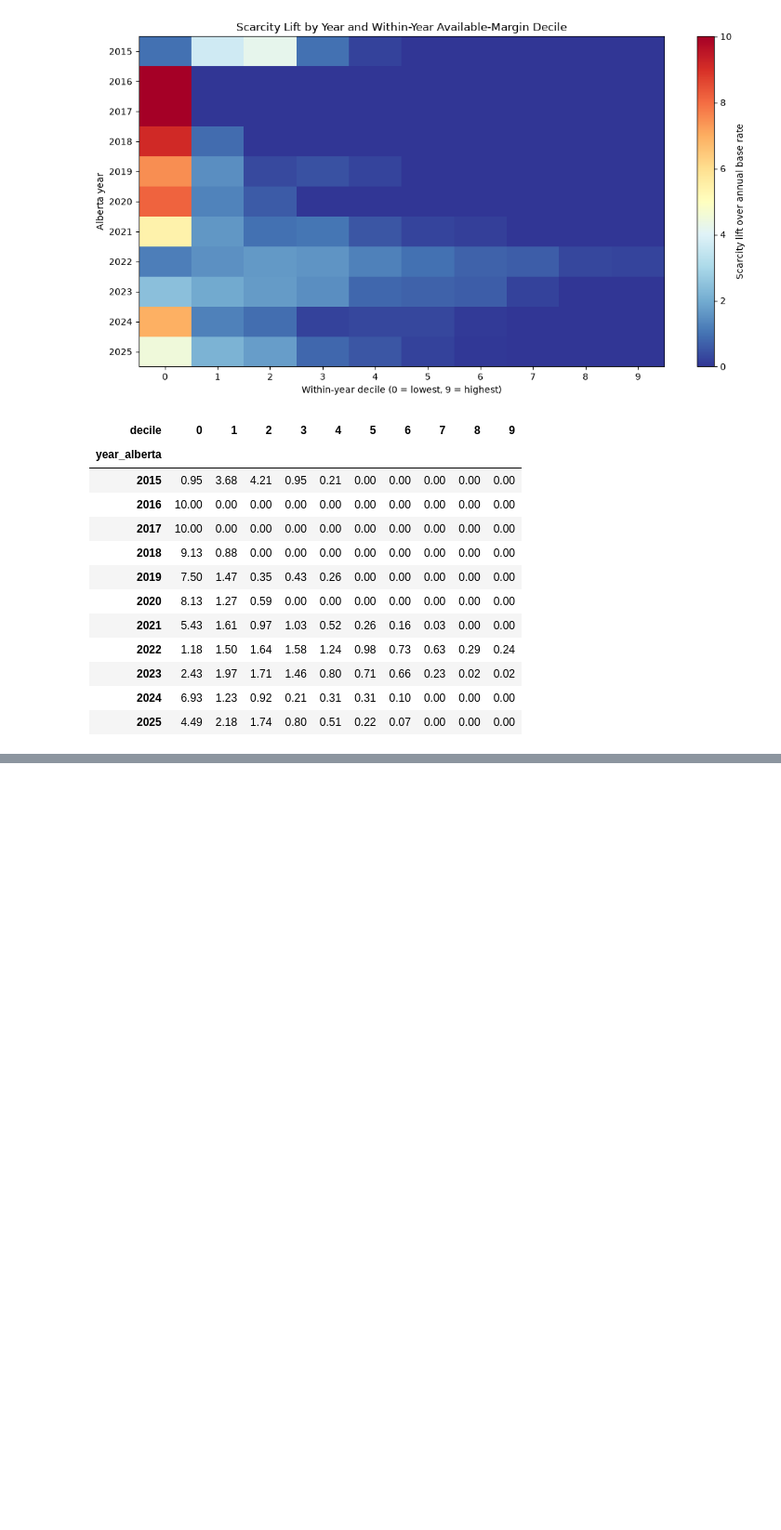
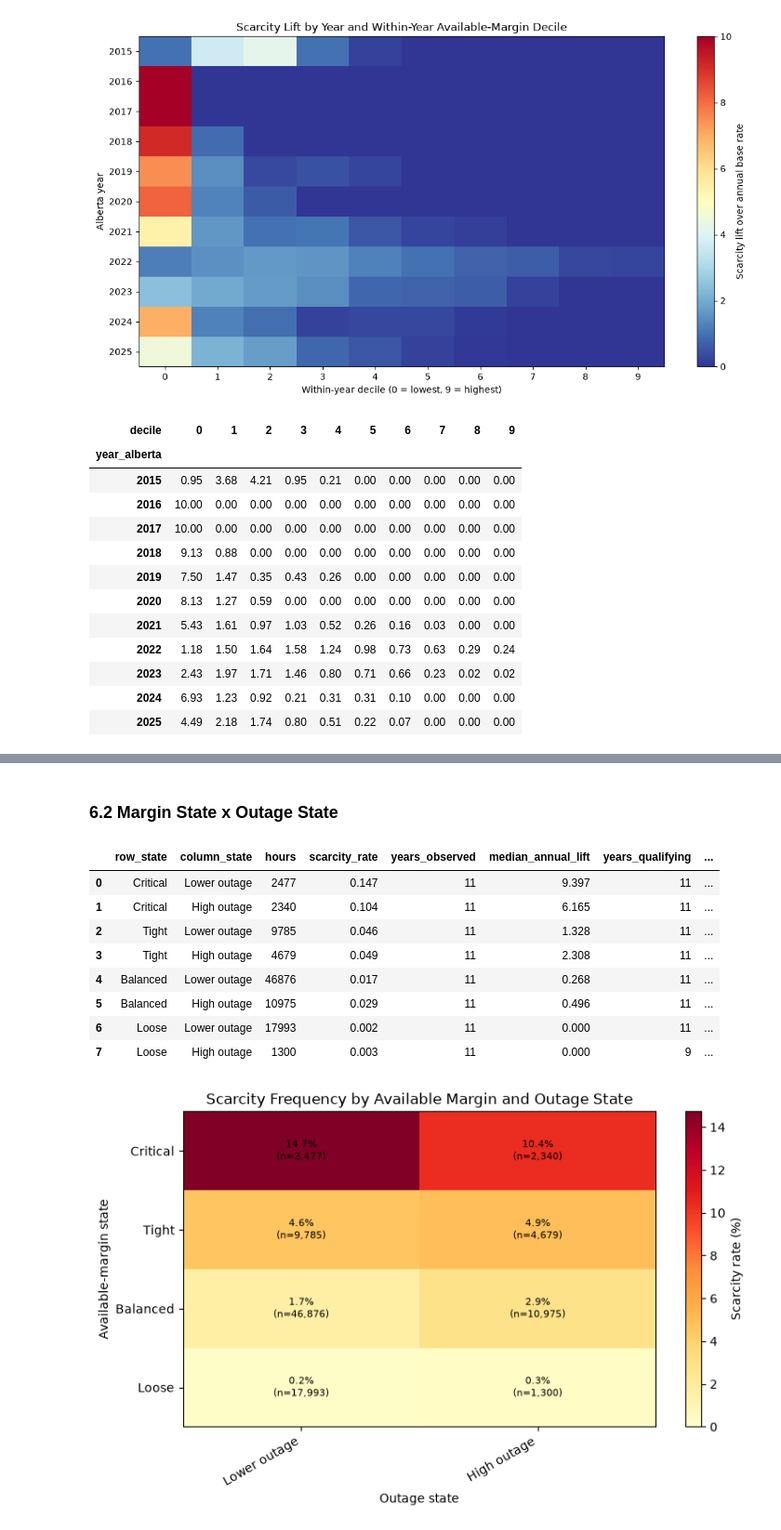
Before and after one commit to bhasein/alberta_power_markets_project, a Jupyter notebook: notebooks/02_Scarcity_Regimes.ipynb, the cells around one changed output, grey strips where cells are left out. Shown at 93% size. Cells and saved outputs as stored; diff of their text form; code cells hidden in the pictures; blank space fills up the shorter version.

```diff
--- a/notebooks/02_Scarcity_Regimes.ipynb
+++ b/notebooks/02_Scarcity_Regimes.ipynb
@@ -1692,0 +2532,40 @@ display(available_margin_year_decile_values.round(2))
+# %% [markdown]
+### 6.2 Margin State x Outage State
+# %%
+# ---------------------------------------------------------------------
+# Available margin and outage interaction
+# ---------------------------------------------------------------------
+
+margin_outage_summary = build_conditional_summary(
+    scarcity_features["margin_state"],
+    scarcity_features["outage_state"],
+    primary_event,
+)
+
+display(margin_outage_summary.round(3))
+
+plot_conditional_heatmap(
+    margin_outage_summary,
+    row_order=MARGIN_STATE_ORDER,
+    column_order=[
+        "Lower outage",
+        "High outage",
+    ],
+    title=(
+        "Scarcity Frequency by Available Margin "
+        "and Outage State"
+    ),
+    row_label="Available-margin state",
+    column_label="Outage state",
+)
+# %% [output]
+|  | row_state | column_state | hours | scarcity_rate | years_observed | median_annual_lift | years_qualifying | ... |
+| 0 | Critical | Lower outage | 2477 | 0.147 | 11 | 9.397 | 11 | ... |
+| 1 | Critical | High outage | 2340 | 0.104 | 11 | 6.165 | 11 | ... |
+| 2 | Tight | Lower outage | 9785 | 0.046 | 11 | 1.328 | 11 | ... |
+| 3 | Tight | High outage | 4679 | 0.049 | 11 | 2.308 | 11 | ... |
+| 4 | Balanced | Lower outage | 46876 | 0.017 | 11 | 0.268 | 11 | ... |
+| 5 | Balanced | High outage | 10975 | 0.029 | 11 | 0.496 | 11 | ... |
+| 6 | Loose | Lower outage | 17993 | 0.002 | 11 | 0.000 | 11 | ... |
+| 7 | Loose | High outage | 1300 | 0.003 | 11 | 0.000 | 9 | ... |
+[figure, added]
```
Also changed, not shown: parts of 48 cells of this notebook, 1 other file.
